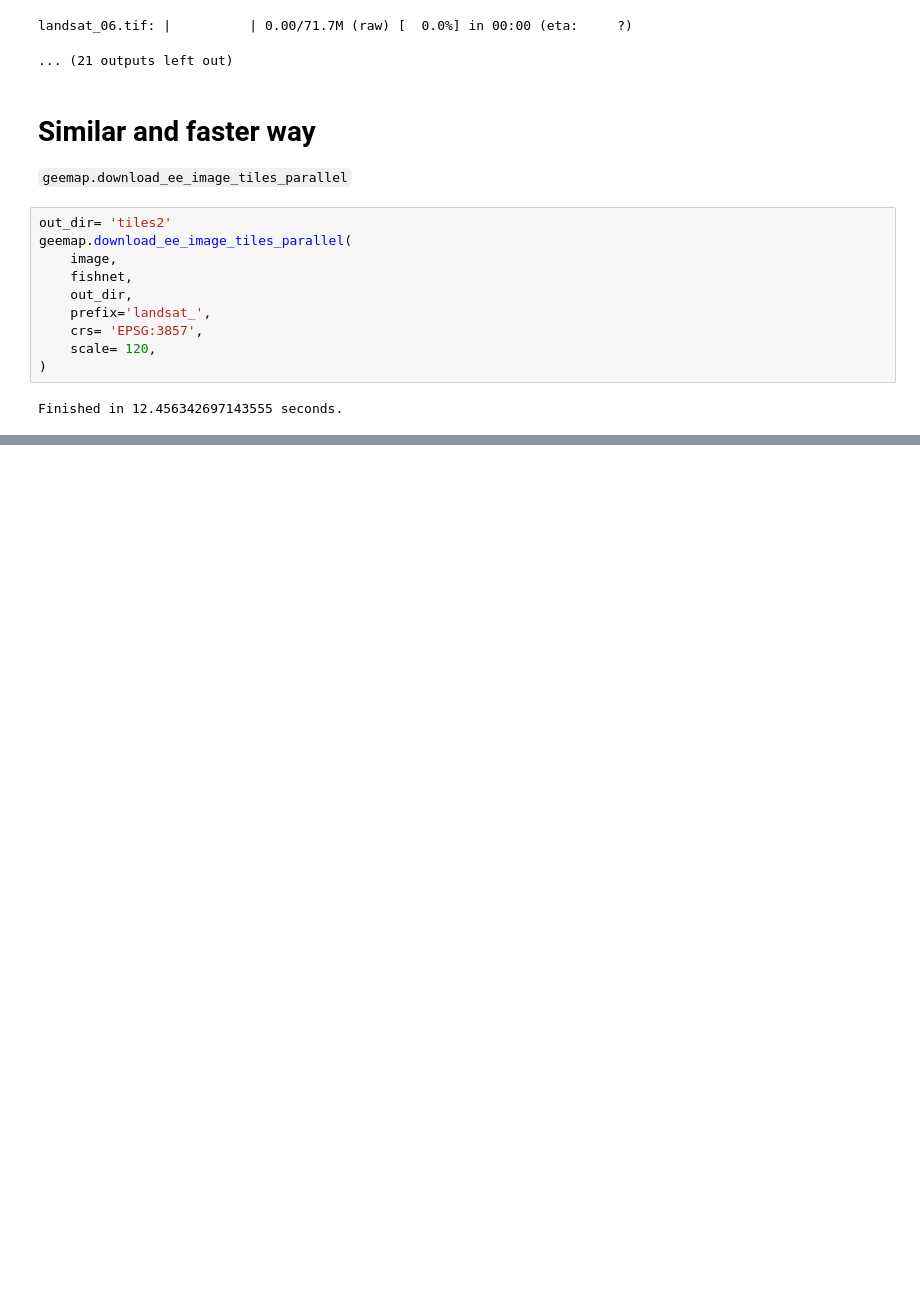
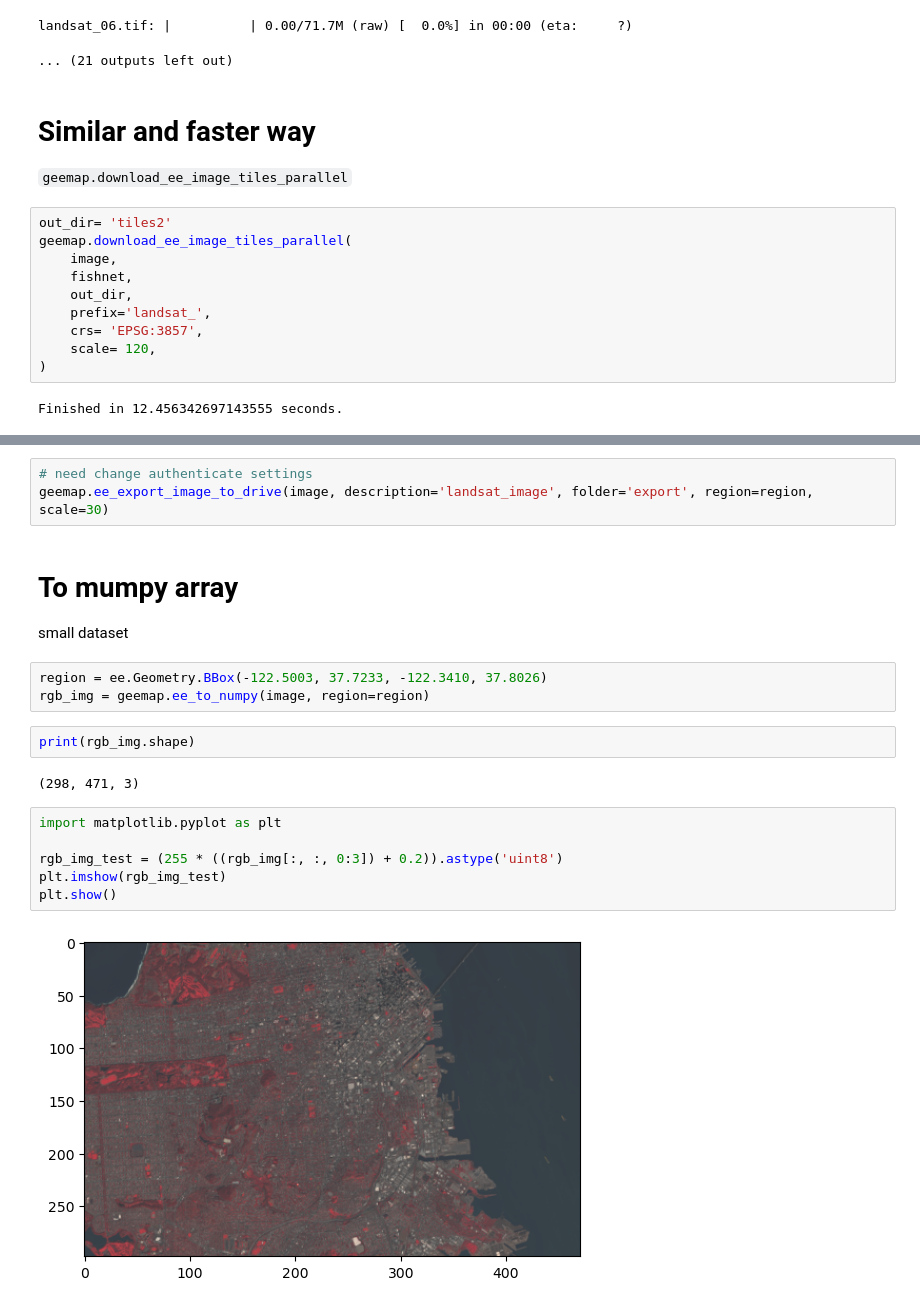
Before and after one commit to zyang91/spatial_data_management, a Jupyter notebook: notes/lecture18.ipynb, the cells around one changed output, grey strips where cells are left out. Drawn from its saved outputs; the diff is of its cells as text; blank space fills up the shorter version.

```diff
--- a/notes/lecture18.ipynb
+++ b/notes/lecture18.ipynb
@@ -123,0 +134,22 @@ Finished in 12.456342697143555 seconds.
+# %%
+# need change authenticate settings
+geemap.ee_export_image_to_drive(image, description='landsat_image', folder='export', region=region, scale=30)
+# %% [markdown]
+# To mumpy array
+
+small dataset
+# %%
+region = ee.Geometry.BBox(-122.5003, 37.7233, -122.3410, 37.8026)
+rgb_img = geemap.ee_to_numpy(image, region=region)
+# %%
+print(rgb_img.shape)
+# %% [output]
+(298, 471, 3)
+# %%
+import matplotlib.pyplot as plt
+
+rgb_img_test = (255 * ((rgb_img[:, :, 0:3]) + 0.2)).astype('uint8')
+plt.imshow(rgb_img_test)
+plt.show()
+# %% [output]
+[figure, added]
```
Also changed, not shown: parts of 1 cell of this notebook.
